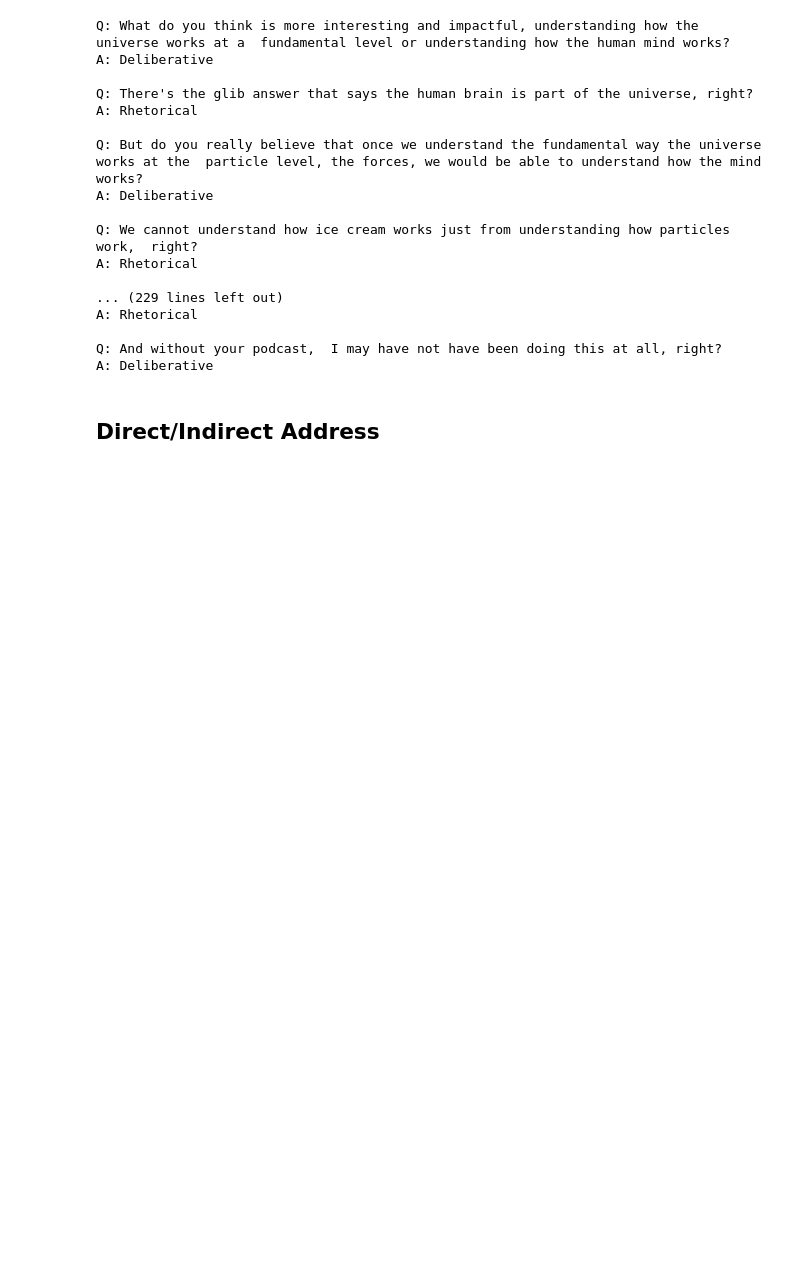
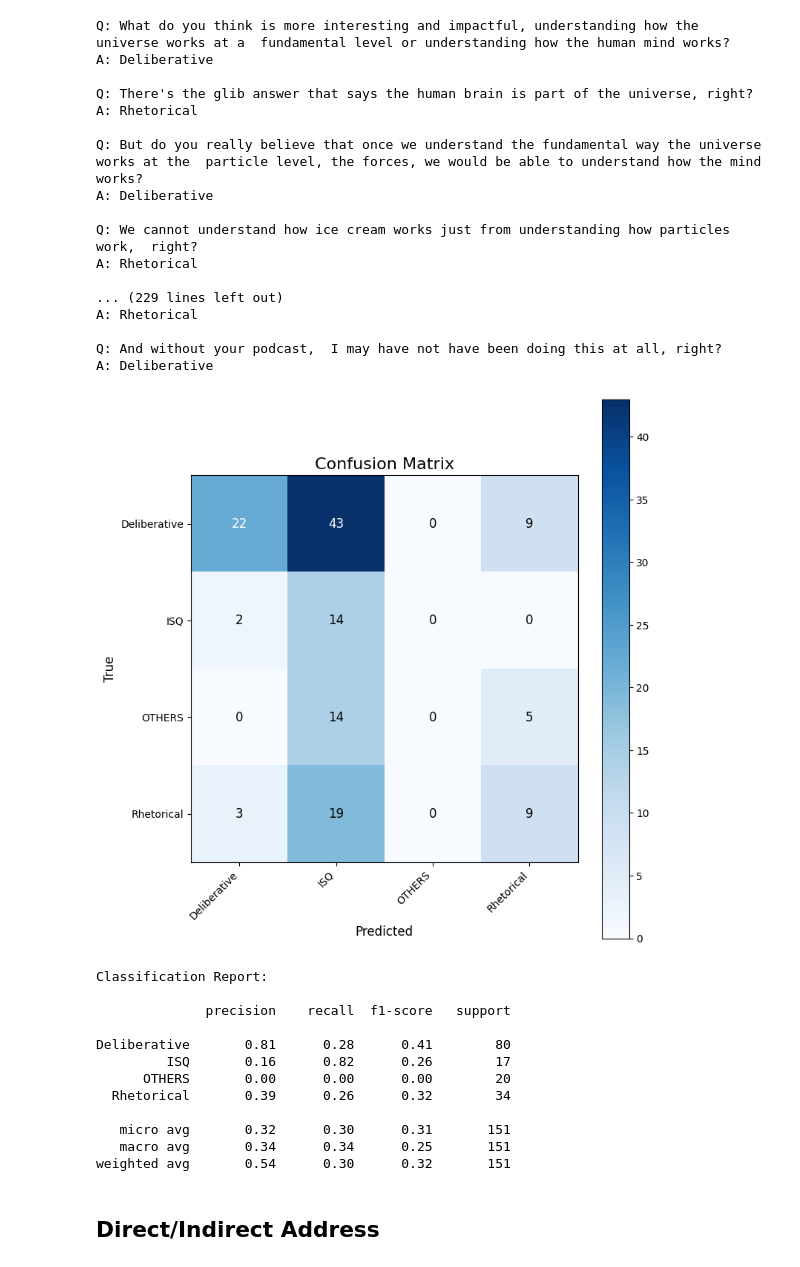
Before and after one commit to Nikolayy1/podcast_othering, a Jupyter notebook: feature_extraction.ipynb, the cells around one changed output. Cells and saved outputs as stored; diff of their text form; code cells hidden in the pictures; blank space fills up the shorter version.

```diff
--- a/feature_extraction.ipynb
+++ b/feature_extraction.ipynb
@@ -102,18 +104,18 @@ print(f"Total sentences: {len(sentences)}")
 
 # # Total amount of questions
 total_questions = []
-total_questions_model = []
+# total_questions_model = []
 
 for sentence in sentences:
     if is_question(sentence):
         total_questions.append(sentence)
 
-for sentence in sentences:
-    if is_question_model(sentence):
-        total_questions_model.append(sentence)
+# for sentence in sentences:
+#     if is_question_model(sentence):
+#         total_questions_model.append(sentence)
 
-missing_in_regex = [q for q in total_questions_model if q not in total_questions]
-print(missing_in_regex)
+# missing_in_regex = [q for q in total_questions_model if q not in total_questions]
+# print(missing_in_regex)
 
 print(f"Total questions: {len(total_questions)}")
 
@@ -1202,6 +1199,62 @@ A: Rhetorical
 
 Q: And without your podcast,  I may have not have been doing this at all, right?
 A: Deliberative
+# %%
+
+# Load true + predicted labels
+with open("test_set.json", "r") as f:
+    test_data = json.load(f)
+
+with open("llm_annotations.json", "r") as f:
+    llm_data = json.load(f)
+
+true_labels = [x["label"] for x in test_data]
+pred_labels = [x["label"] for x in llm_data]
+
+# Define taxonomy order
+label_order = ["Deliberative", "ISQ", "OTHERS", "Rhetorical"]
+
+# Compute confusion matrix
+cm = confusion_matrix(true_labels, pred_labels, labels=label_order)
+
+# --- Plot Confusion Matrix ---
+plt.figure(figsize=(8, 8))
+plt.imshow(cm, cmap="Blues")
+plt.title("Confusion Matrix", fontsize=16)
+plt.xlabel("Predicted", fontsize=12)
+plt.ylabel("True", fontsize=12)
+
+plt.xticks(np.arange(len(label_order)), label_order, rotation=45, ha="right")
+plt.yticks(np.arange(len(label_order)), label_order)
+
+for i in range(cm.shape[0]):
+    for j in range(cm.shape[1]):
+        plt.text(j, i, cm[i, j],
+                 ha="center", va="center",
+                 color="white" if cm[i, j] > cm.max()/2 else "black",
+                 fontsize=12)
+
+plt.colorbar()
+plt.tight_layout()
+plt.show()
+
+# --- Print Classification Report ---
+print("\nClassification Report:\n")
+print(classification_report(true_labels, pred_labels, labels=label_order))
+# %% [output]
+[figure, added]
+Classification Report:
+
+              precision    recall  f1-score   support
+
+Deliberative       0.81      0.28      0.41        80
+         ISQ       0.16      0.82      0.26        17
+      OTHERS       0.00      0.00      0.00        20
+  Rhetorical       0.39      0.26      0.32        34
+
+   micro avg       0.32      0.30      0.31       151
+   macro avg       0.34      0.34      0.25       151
+weighted avg       0.54      0.30      0.32       151
 # %% [markdown]
 ## Direct/Indirect Address
 # %%
```
Also changed, not shown: parts of 5 cells of this notebook, 37 other files.
